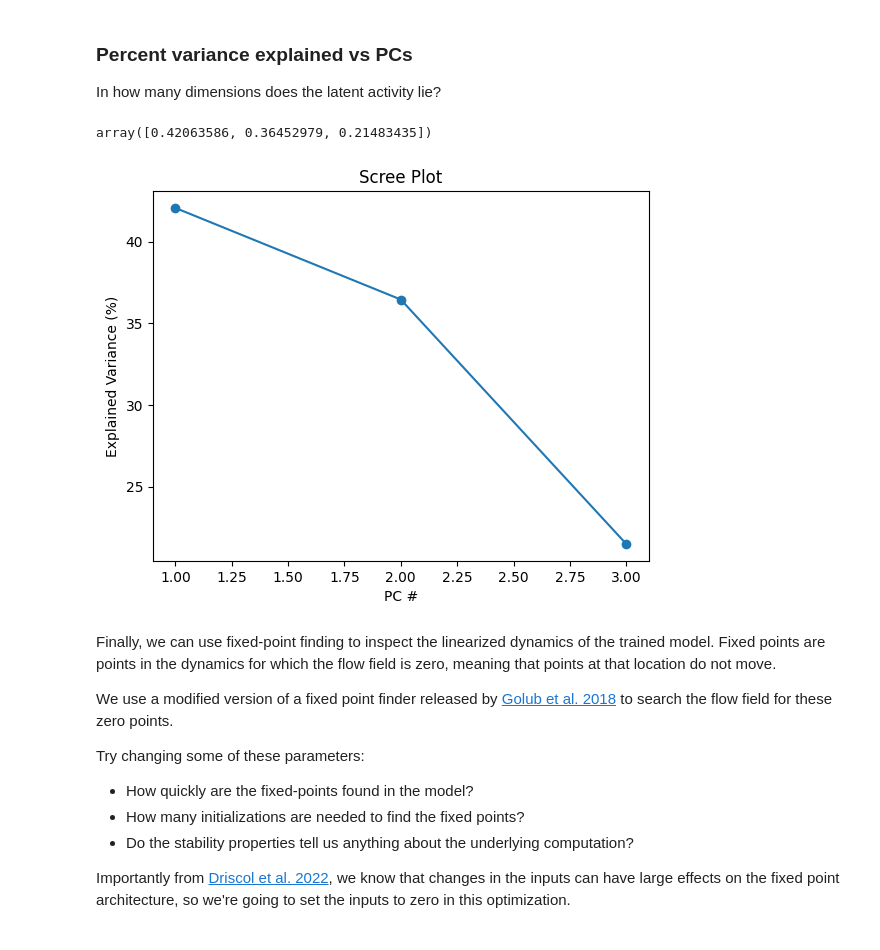
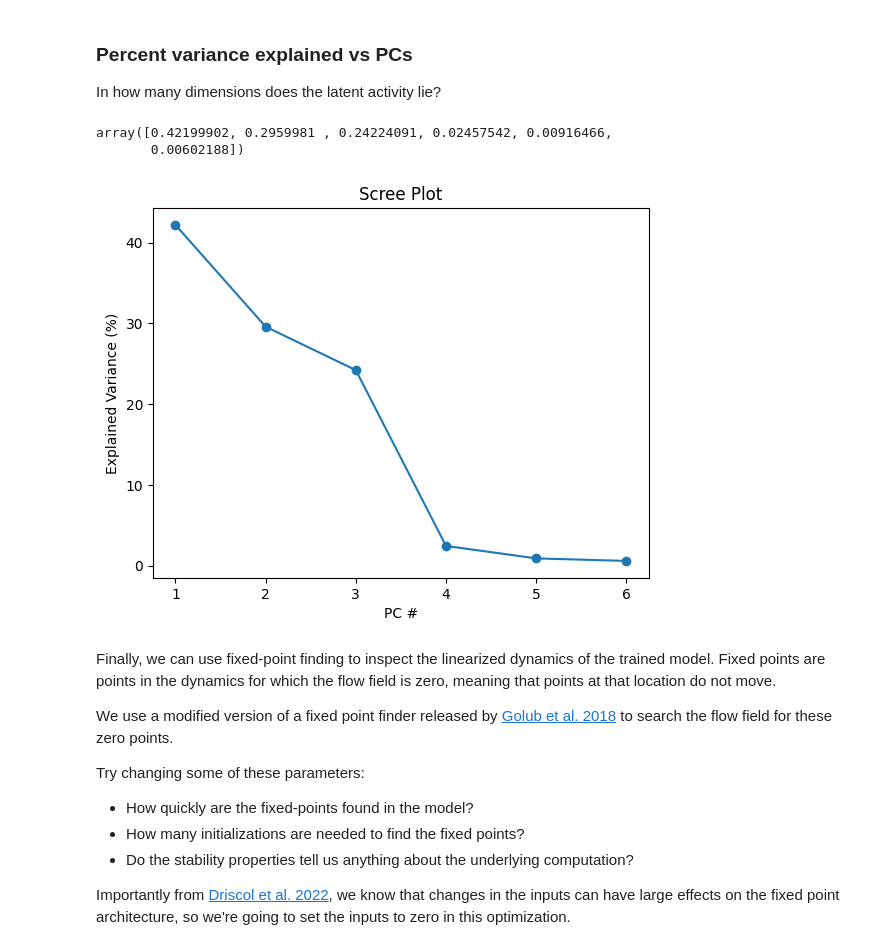
Before and after one commit to alejandradu/gnode, a Jupyter notebook: examples/TaskTraining_Analysis.ipynb, the cells around one changed output. Cells and saved outputs as stored; diff of their text form; code cells hidden in the pictures.

```diff
--- a/examples/TaskTraining_Analysis.ipynb
+++ b/examples/TaskTraining_Analysis.ipynb
@@ -172,13 +165,14 @@ analysis_tt_3bff_2.plot_trial_io(num_trials=3)
 ### Percent variance explained vs PCs
 
 In how many dimensions does the latent activity lie?
-# %%
-analysis_tt_3bff_2.plot_scree(max_pcs=3)
-
-# BUG: models were trained with a script with the wrong attribute. need to run again to access this function
-# %% [output]
-array([0.42063586, 0.36452979, 0.21483435])
-[figure, removed]
+# %%
+ana_epoch300.plot_scree(max_pcs=6)
+
+# this is not cumulative
+# %% [output]
+array([0.42199902, 0.2959981 , 0.24224091, 0.02457542, 0.00916466,
+       0.00602188])
+[figure, added]
 # %% [markdown]
 Finally, we can use fixed-point finding to inspect the linearized dynamics of the trained model.
 Fixed points are points in the dynamics for which the flow field is zero, meaning that points at that location do not move.
```
Also changed, not shown: parts of 14 cells of this notebook, 23 other files.
